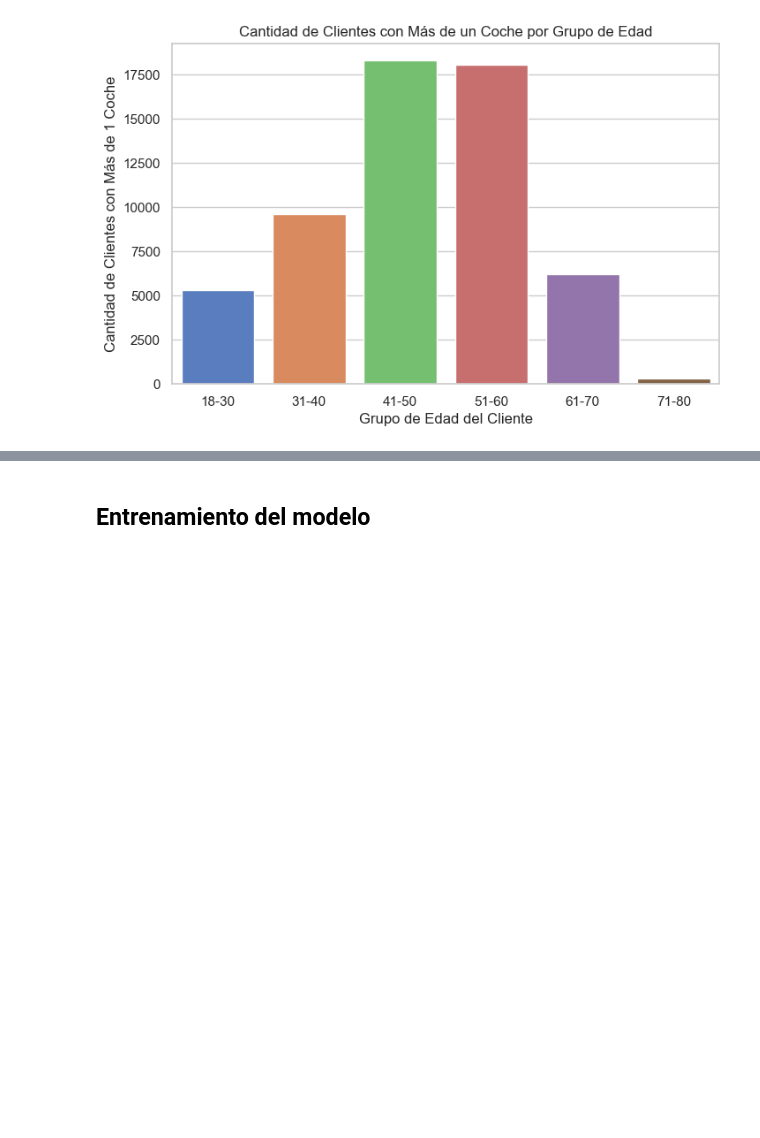
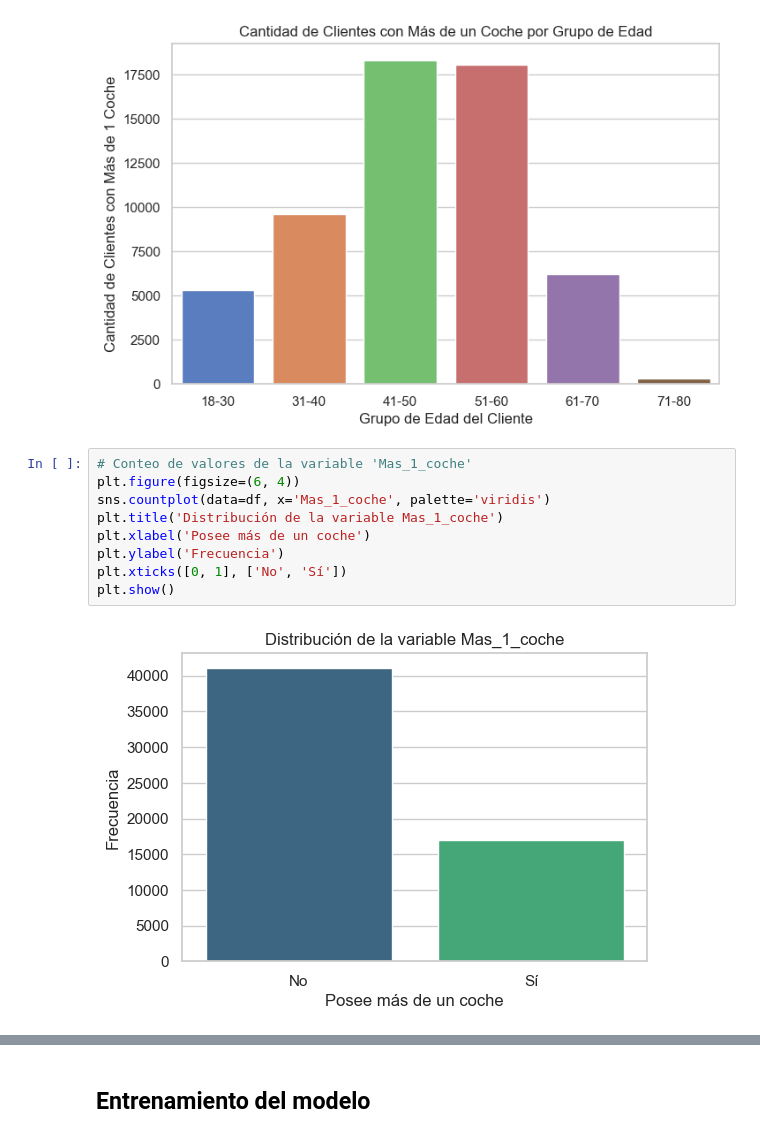
Before and after one commit to Jacobo24/Proyectos_IA, a Jupyter notebook: IA_PROPENSITY_TRAIN.ipynb, the cells around one changed output, grey strips where cells are left out. Saved outputs shown, nothing was run; the diff lists cells and outputs as text; blank space fills up the shorter version.

```diff
--- a/IA_PROPENSITY_TRAIN.ipynb
+++ b/IA_PROPENSITY_TRAIN.ipynb
@@ -133,3 +140,14 @@ plt.ylabel("Cantidad de Clientes con Más de 1 Coche")
 plt.show()
 # %% [output]
 [figure]
+# %%
+# Conteo de valores de la variable 'Mas_1_coche'
+plt.figure(figsize=(6, 4))
+sns.countplot(data=df, x='Mas_1_coche', palette='viridis')
+plt.title('Distribución de la variable Mas_1_coche')
+plt.xlabel('Posee más de un coche')
+plt.ylabel('Frecuencia')
+plt.xticks([0, 1], ['No', 'Sí'])
+plt.show()
+# %% [output]
+[figure, added]
```
Also changed, not shown: parts of 14 cells of this notebook.
